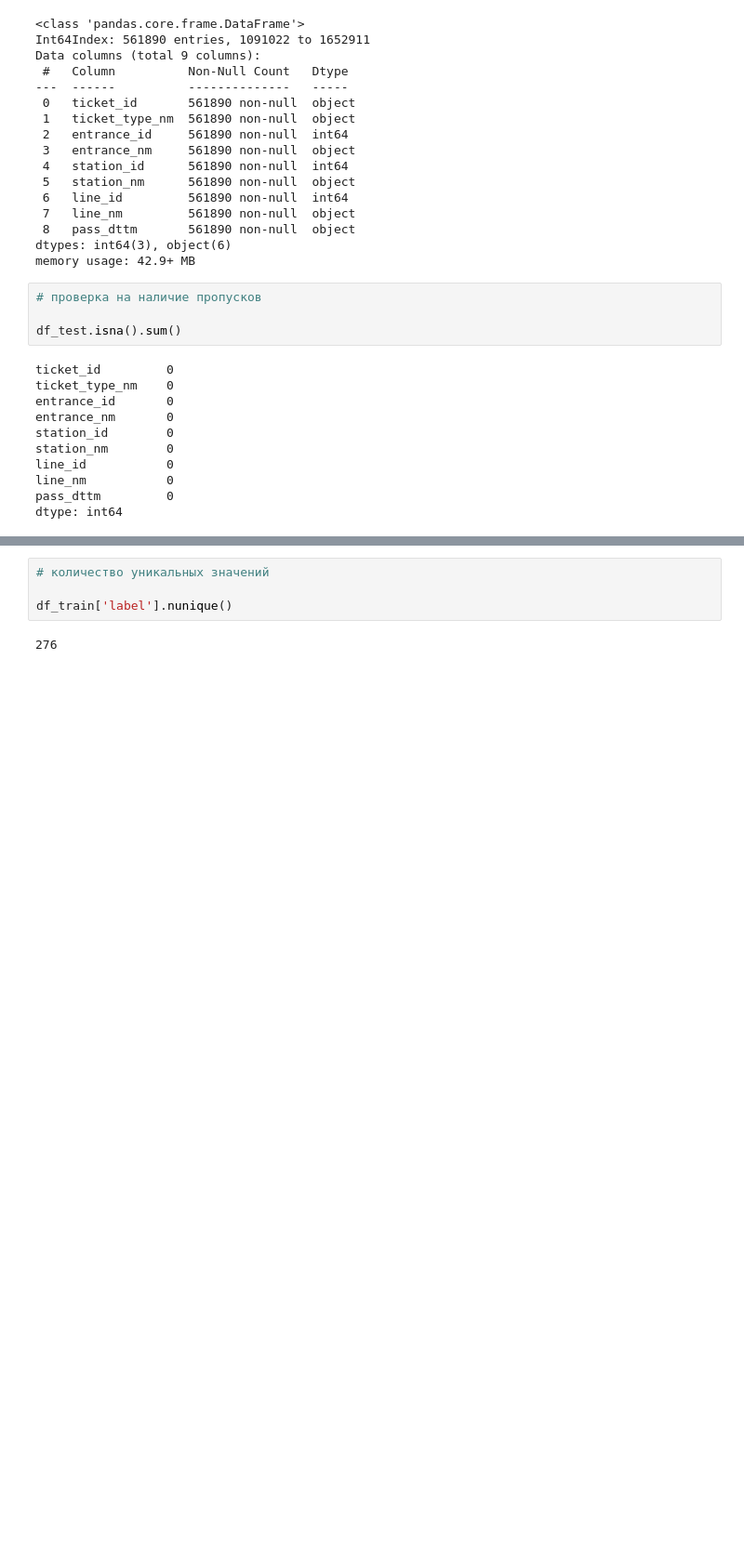
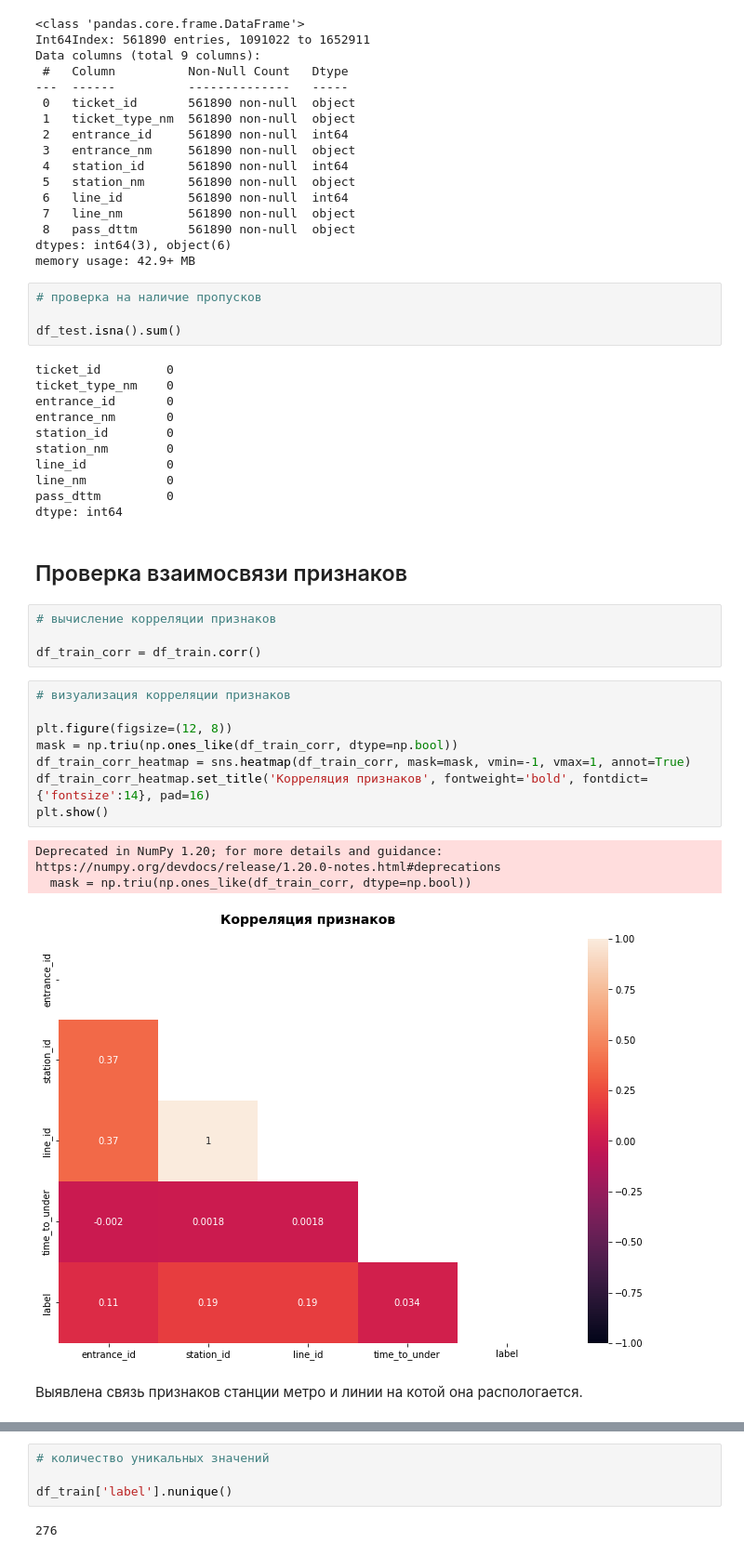
Before and after one commit to RuslanLat/metro, a Jupyter notebook: EDA.ipynb, the cells around one changed output, grey strips where cells are left out. Shown at 93% size. Saved outputs shown, nothing was run; the diff lists cells and outputs as text; blank space fills up the shorter version.

```diff
--- a/EDA.ipynb
+++ b/EDA.ipynb
@@ -111,3 +113,23 @@ line_id           0
 line_nm           0
 pass_dttm         0
 dtype: int64
+# %% [markdown]
+## Проверка взаимосвязи признаков
+# %%
+# вычисление корреляции признаков
+
+df_train_corr = df_train.corr()
+# %%
+# визуализация корреляции признаков
+
+plt.figure(figsize=(12, 8))
+mask = np.triu(np.ones_like(df_train_corr, dtype=np.bool))
+df_train_corr_heatmap = sns.heatmap(df_train_corr, mask=mask, vmin=-1, vmax=1, annot=True)
+df_train_corr_heatmap.set_title('Корреляция признаков', fontweight='bold', fontdict={'fontsize':14}, pad=16)
+plt.show()
+# %% [output]
+Deprecated in NumPy 1.20; for more details and guidance: https://numpy.org/devdocs/release/1.20.0-notes.html#deprecations
+  mask = np.triu(np.ones_like(df_train_corr, dtype=np.bool))
+[figure, added]
+# %% [markdown]
+Выявлена связь признаков станции метро и линии на котой она распологается.
```
Also changed, not shown: parts of 25 cells of this notebook, 5 other files.
